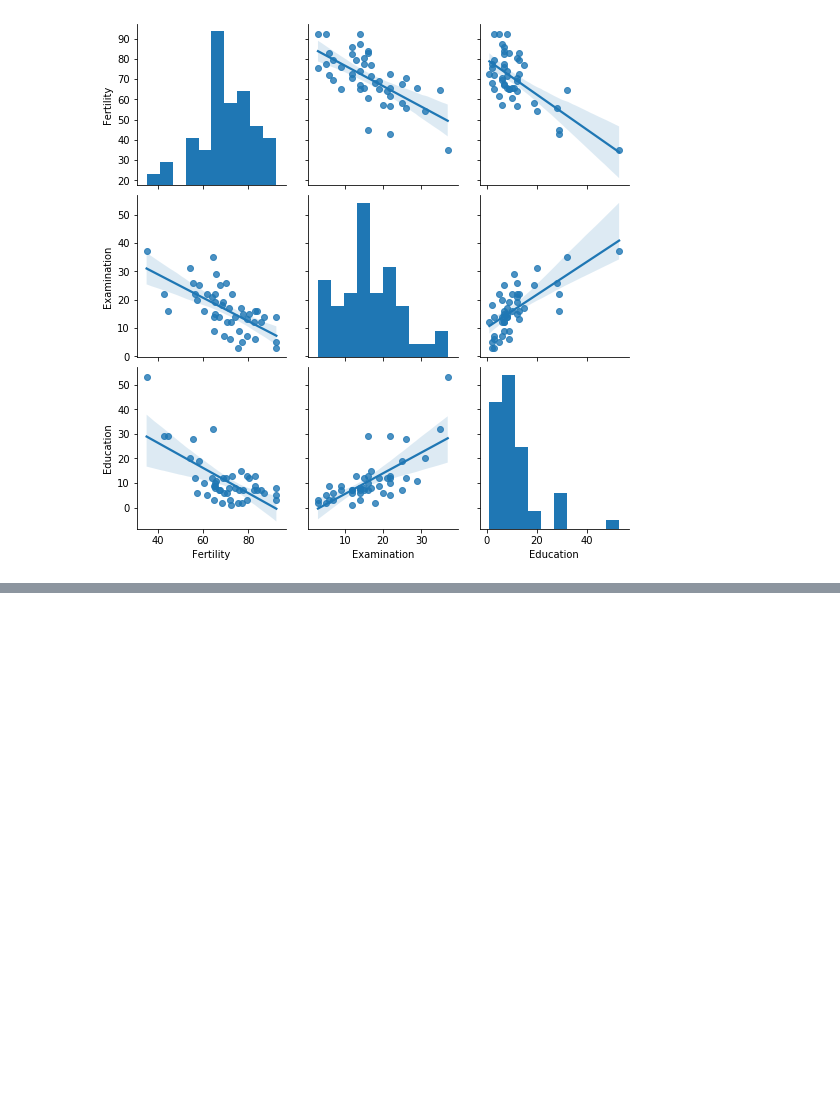
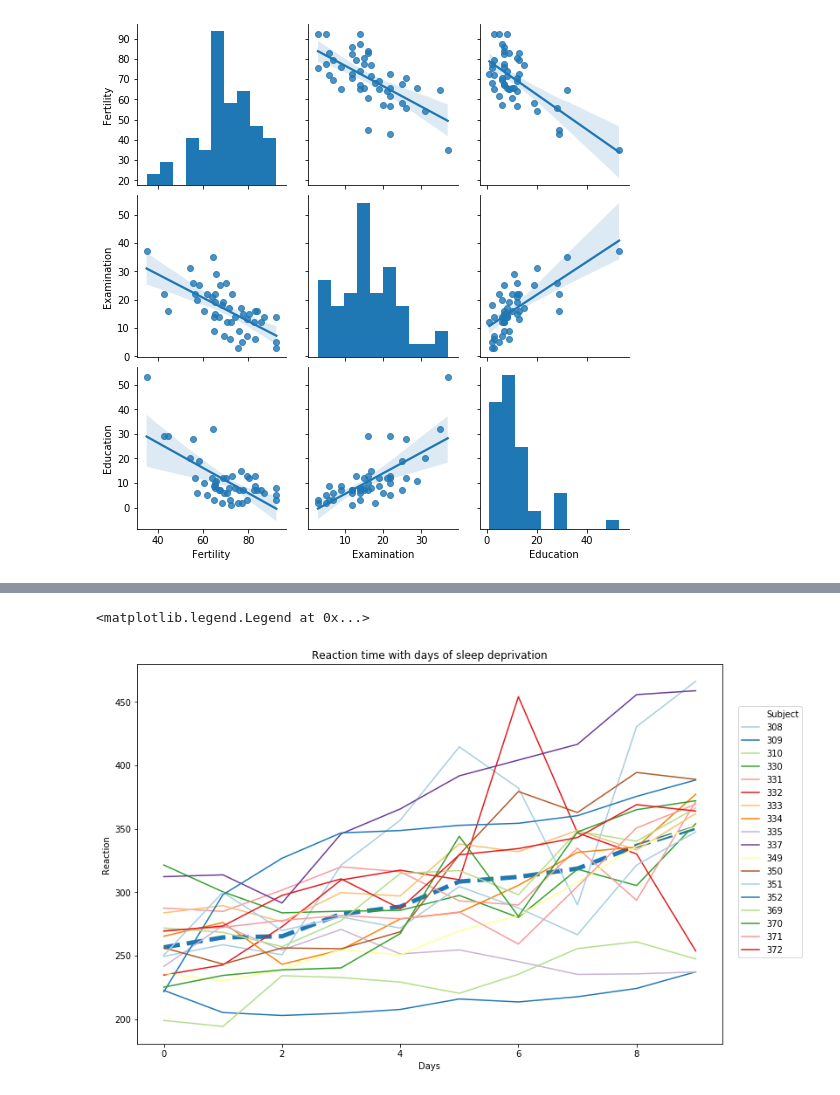
Before and after one commit to george887/numpy-pandas-visualization-exercises, a Jupyter notebook: seaborn_exercises.ipynb, the cells around one changed output, grey strips where cells are left out. Saved outputs shown, nothing was run; the diff lists cells and outputs as text; code cells hidden in the pictures; blank space fills up the shorter version.

```diff
--- a/seaborn_exercises.ipynb
+++ b/seaborn_exercises.ipynb
@@ -237,0 +275,5 @@ Name: item_total, dtype: object
+# %%
+#Load the sleepstudy data and read it's documentation. Use seaborn to create a line chart of all the
+#individual subject's reaction times and a more prominant line showing the average change in reaction time.
+sleepstudy = data('sleepstudy')
+data('sleepstudy', show_doc = True)
@@ -237,0 +307,3 @@ Name: item_total, dtype: object
+# %%
+avg_reaction = sleepstudy.groupby('Days').mean()
+avg_reaction.head()
@@ -237,0 +318,15 @@ Name: item_total, dtype: object
+# %%
+plt.figure(figsize=(12, 8))
+
+plt.title('Reaction time with days of sleep deprivation')
+
+plt.plot(avg_reaction.Reaction, linewidth = 5, linestyle="--")
+plt.xlabel('Days')
+plt.ylabel('Reaction')
+# Created the sns plot on top of the plt of avg reaction time. palette = 'Paired' gives each line a unique color
+sns.lineplot('Days', 'Reaction', hue = 'Subject', data = sleepstudy, palette = 'Paired')
+#Have to move legend as it is on the data
+plt.legend(loc='best', bbox_to_anchor=(1.02,.9))
+# %% [output]
+<matplotlib.legend.Legend at 0x...>
+[figure, added]
```
Also changed, not shown: parts of 12 cells of this notebook.
